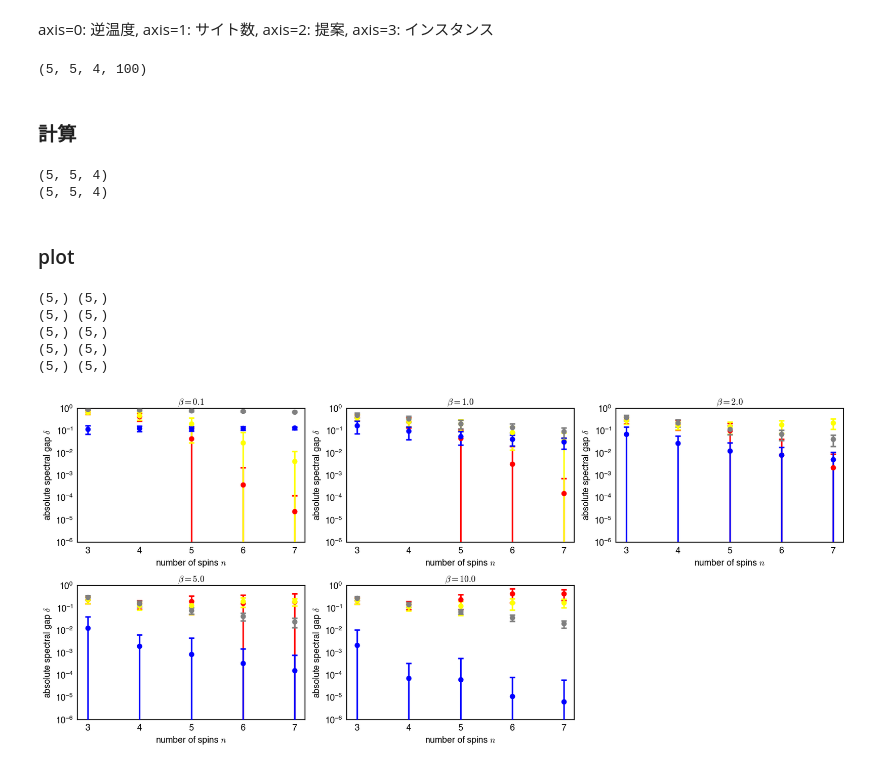
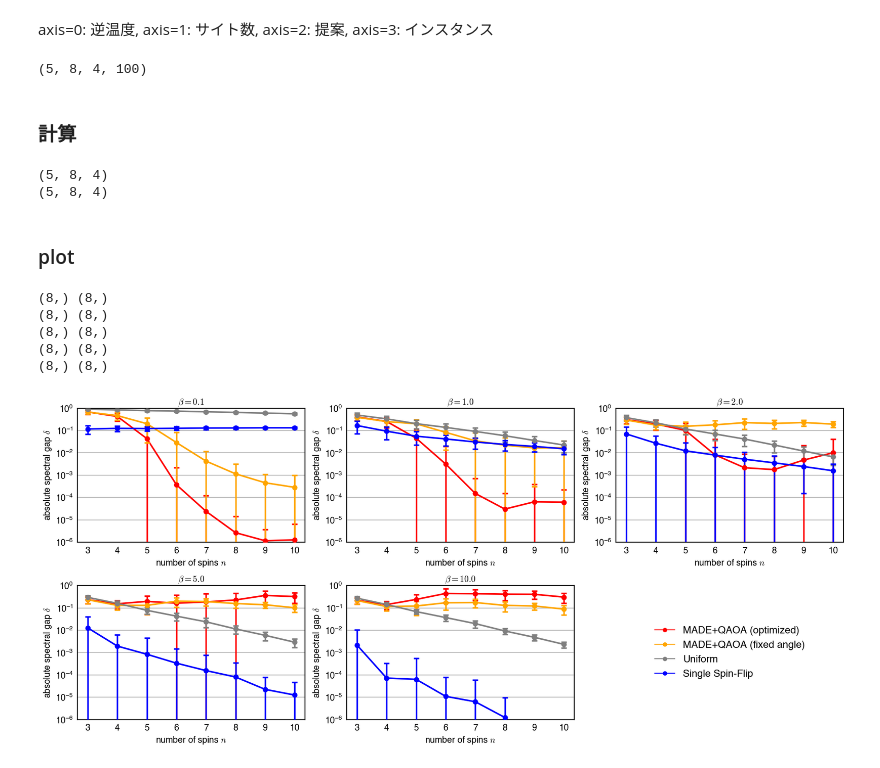
Before and after one commit to yuichiro-nakano/data_for_qaoa-made-mcmc, a Jupyter notebook: figure/make_fig.ipynb, the cells around one changed output. Saved outputs shown, nothing was run; the diff lists cells and outputs as text; code cells hidden in the pictures.

```diff
--- a/figure/make_fig.ipynb
+++ b/figure/make_fig.ipynb
@@ -28,7 +28,7 @@ plt.rcParams['mathtext.fontset'] = 'cm'
 ### 定数
 # %%
 n_spin_min = 3
-n_spin_max = 7
+n_spin_max = 10
 beta_list = [1e-1, 1e0, 2e0, 5e0, 1e1]
 # %% [markdown]
 ### データのロード
@@ -58,7 +58,7 @@ for beta in beta_list:
 # 形状確認
 print(gap_data.shape)
 # %% [output]
-(5, 5, 4, 100)
+(5, 8, 4, 100)
 # %% [markdown]
 ### 計算
 # %%
@@ -87,8 +87,8 @@ def exp_fit_2(x_data, y_data, y_std):
     l_popt, l_pcov = curve_fit(exp_func_2, x_data, y_data, sigma=y_std, maxfev=10000, check_finite=False)
     return exp_func_2(x_data, *l_popt), l_popt, l_pcov
 # %% [output]
-(5, 5, 4)
-(5, 5, 4)
+(5, 8, 4)
+(5, 8, 4)
 # %% [markdown]
 ### plot
 # %%
@@ -106,43 +106,57 @@ fig1, ax1 = plt.subplots(n_row, n_col, figsize=(18,8), dpi=100)
 for i in range(len(beta_list)):
 	row = i // n_col
 	col = i % n_col
 
 	print(n_spin_list.shape, mean_gap_data[i,:,0].shape)
 	ax1[row,col].errorbar(n_spin_list, mean_gap_data[i,:,0], std_gap_data[i,:,0], color='red', linestyle='none', marker='o', markersize=markersize, capsize=capsize, capthick=capthick, elinewidth=elinewidth, label='MADE+QAOA (optimized)', zorder=4)
-	ax1[row,col].errorbar(n_spin_list, mean_gap_data[i,:,1], std_gap_data[i,:,1], color='yellow', linestyle='none', marker='o', markersize=markersize, capsize=capsize, capthick=capthick, elinewidth=elinewidth, label='MADE+QAOA (fixed angle)', zorder=4)
+	ax1[row,col].errorbar(n_spin_list, mean_gap_data[i,:,1], std_gap_data[i,:,1], color='orange', linestyle='none', marker='o', markersize=markersize, capsize=capsize, capthick=capthick, elinewidth=elinewidth, label='MADE+QAOA (fixed angle)', zorder=4)
 	ax1[row,col].errorbar(n_spin_list, mean_gap_data[i,:,2], std_gap_data[i,:,2], color='grey', linestyle='none', marker='o', markersize=markersize, capsize=capsize, capthick=capthick, elinewidth=elinewidth, label='Uniform,', zorder=4)
 	ax1[row,col].errorbar(n_spin_list, mean_gap_data[i,:,3], std_gap_data[i,:,3], color='blue', linestyle='none', marker='o', markersize=markersize, capsize=capsize, capthick=capthick, elinewidth=elinewidth, label='Single Spin-Flip', zorder=4)
 	ax1[row,col].set_xticks(n_spin_list)
-	#ax1[row,col].plot(n_spin_list, opt_fit, color=colors[6], linewidth=linewidth)
-	#ax1[row,col].plot(n_spin_list, uni_fit, color=colors[2], linewidth=linewidth)
-	#ax1[row,col].plot(n_spin_list, rand_fit, color=colors[4], linewidth=linewidth)
-	#ax1[row,col].grid(axis='y', color='#BFBFBF', linestyle='-', linewidth=1.5)
+
+	ax1[row,col].plot(n_spin_list, mean_gap_data[i,:,0], color='red', linewidth=linewidth)
+	ax1[row,col].plot(n_spin_list, mean_gap_data[i,:,1], color='orange', linewidth=linewidth)
+	ax1[row,col].plot(n_spin_list, mean_gap_data[i,:,2], color='grey', linewidth=linewidth)
+	ax1[row,col].plot(n_spin_list, mean_gap_data[i,:,3], color='blue', linewidth=linewidth)
+	ax1[row,col].grid(axis='y', color='#BFBFBF', linestyle='-', linewidth=1.5)
+
 	ax1[row,col].set_axisbelow(True) #gridを背面にする
 
 	spines = 1.5
 	ax1[row,col].spines["top"].set_linewidth(spines)
 	ax1[row,col].spines["left"].set_linewidth(spines)
 	ax1[row,col].spines["bottom"].set_linewidth(spines)
 	ax1[row,col].spines["right"].set_linewidth(spines)
 
 	ax1[row,col].set_yscale("log")
 	ax1[row,col].set_ylim(1e-6, 1e0)
 	ax1[row,col].set_xlabel(r'number of spins $n$', fontsize=14)
 	ax1[row,col].set_ylabel(r'absolute spectral gap $\delta$', fontsize=14)
 	ax1[row,col].tick_params(width=0.0, labelsize=14)
 	ax1[row,col].minorticks_off()
 	ax1[row,col].set_title(r'$\beta={0}$'.format(beta_list[i]),{"fontsize": 14})
 
 	#if i == len(beta_list)-1:
 		#ax1[row,col].legend(fontsize=14, bbox_to_anchor=(1.2, 1.0))
 
-ax1[1,2].remove()
+ax1[-1,-1].plot([], [], marker='o', color='red', label='MADE+QAOA (optimized)', linestyle=None)
+ax1[-1,-1].plot([], [], marker='o', color='orange', label='MADE+QAOA (fixed angle)', linestyle=None)
+ax1[-1,-1].plot([], [], marker='o', color='grey', label='Uniform', linestyle=None)
+ax1[-1,-1].plot([], [], marker='o', color='blue', label='Single Spin-Flip', linestyle=None)
+
+for spine in ax1[-1,-1].spines.values():
+    spine.set_visible(False)
+ax1[-1,-1].axes.get_xaxis().set_visible(False)
+ax1[-1,-1].axes.get_yaxis().set_visible(False)
+
+ax1[-1,-1].legend(fontsize=16, bbox_to_anchor=(0.5,0.5), loc='center', frameon=False)
+
 plt.tight_layout()
-#fig1.savefig("ave_gap_vs_qubit.svg", dpi=300, bbox_inches='tight')
+fig1.savefig("ave_gap_vs_qubit.svg", dpi=300)
 # %% [output]
-(5,) (5,)
-(5,) (5,)
-(5,) (5,)
-(5,) (5,)
-(5,) (5,)
+(8,) (8,)
+(8,) (8,)
+(8,) (8,)
+(8,) (8,)
+(8,) (8,)
-[figure, old version]
+[figure, new version]
```
Also changed, not shown: 1 other file.
